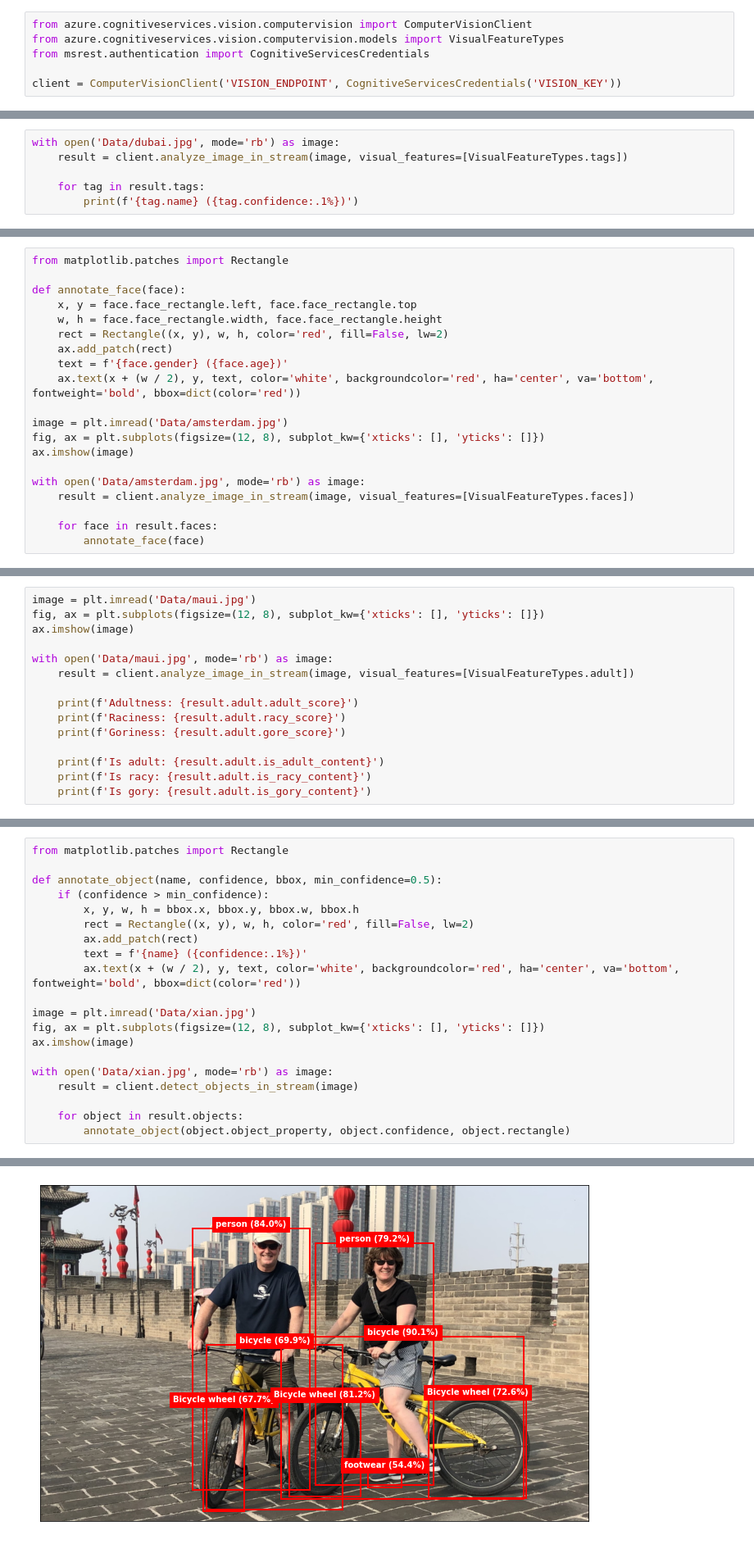
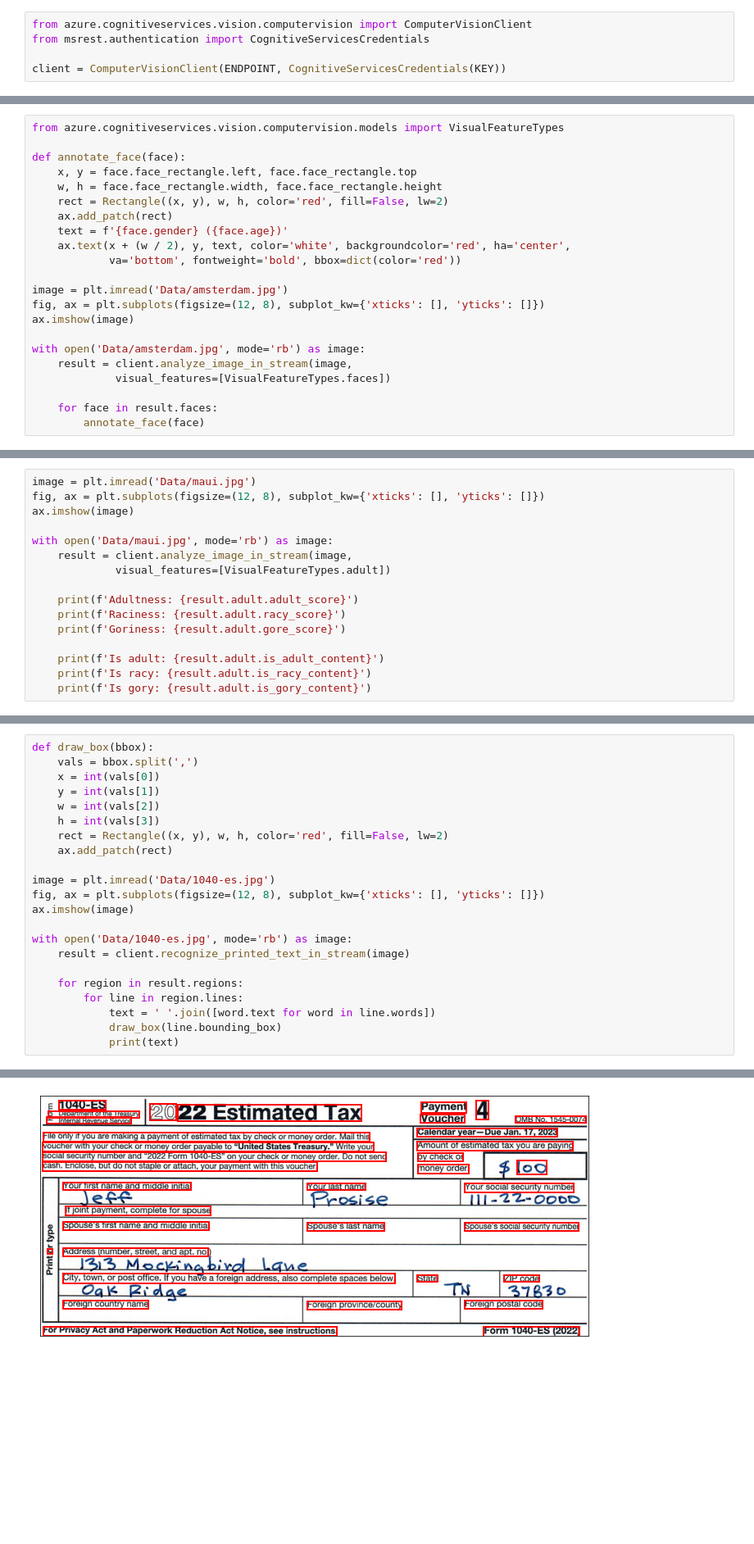
Before and after one commit to jeffprosise/Applied-Machine-Learning, a Jupyter notebook: Chapter 14/Computer Vision Service.ipynb, the cells around one changed output, grey strips where cells are left out. Shown at 82% size. Drawn from its saved outputs; the diff is of its cells as text; blank space fills up the shorter version.

```diff
--- a/Chapter 14/Computer Vision Service.ipynb
+++ b/Chapter 14/Computer Vision Service.ipynb
@@ -3,6 +5,5 @@
 # %%
 from azure.cognitiveservices.vision.computervision import ComputerVisionClient
-from azure.cognitiveservices.vision.computervision.models import VisualFeatureTypes
 from msrest.authentication import CognitiveServicesCredentials
 
-client = ComputerVisionClient('VISION_ENDPOINT', CognitiveServicesCredentials('VISION_KEY'))
+client = ComputerVisionClient(ENDPOINT, CognitiveServicesCredentials(KEY))
@@ -36,6 +27,0 @@ dune
-# %%
-with open('Data/dubai.jpg', mode='rb') as image:
-    result = client.analyze_image_in_stream(image, visual_features=[VisualFeatureTypes.tags])
-
-    for tag in result.tags:
-        print(f'{tag.name} ({tag.confidence:.1%})')
@@ -82,5 +80,5 @@ ground (77.5%)
 # %%
-from matplotlib.patches import Rectangle
+from azure.cognitiveservices.vision.computervision.models import VisualFeatureTypes
 
 def annotate_face(face):
     x, y = face.face_rectangle.left, face.face_rectangle.top
@@ -88,14 +86,16 @@ def annotate_face(face):
     rect = Rectangle((x, y), w, h, color='red', fill=False, lw=2)
     ax.add_patch(rect)
     text = f'{face.gender} ({face.age})'
-    ax.text(x + (w / 2), y, text, color='white', backgroundcolor='red', ha='center', va='bottom', fontweight='bold', bbox=dict(color='red'))
+    ax.text(x + (w / 2), y, text, color='white', backgroundcolor='red', ha='center',
+            va='bottom', fontweight='bold', bbox=dict(color='red'))
 
 image = plt.imread('Data/amsterdam.jpg')
 fig, ax = plt.subplots(figsize=(12, 8), subplot_kw={'xticks': [], 'yticks': []})
 ax.imshow(image)
 
 with open('Data/amsterdam.jpg', mode='rb') as image:
-    result = client.analyze_image_in_stream(image, visual_features=[VisualFeatureTypes.faces])
+    result = client.analyze_image_in_stream(image,
+             visual_features=[VisualFeatureTypes.faces])
 
     for face in result.faces:
         annotate_face(face)
@@ -107,7 +109,8 @@ fig, ax = plt.subplots(figsize=(12, 8), subplot_kw={'xticks': [], 'yticks': []})
 ax.imshow(image)
 
 with open('Data/maui.jpg', mode='rb') as image:
-    result = client.analyze_image_in_stream(image, visual_features=[VisualFeatureTypes.adult])
+    result = client.analyze_image_in_stream(image,
+             visual_features=[VisualFeatureTypes.adult])
 
     print(f'Adultness: {result.adult.adult_score}')
     print(f'Raciness: {result.adult.racy_score}')
@@ -127,21 +134,23 @@ Is gory: False
 # %%
-from matplotlib.patches import Rectangle
+def draw_box(bbox):
+    vals = bbox.split(',')
+    x = int(vals[0])
+    y = int(vals[1])
+    w = int(vals[2])
+    h = int(vals[3])
+    rect = Rectangle((x, y), w, h, color='red', fill=False, lw=2)
+    ax.add_patch(rect)
 
-def annotate_object(name, confidence, bbox, min_confidence=0.5):
-    if (confidence > min_confidence):
-        x, y, w, h = bbox.x, bbox.y, bbox.w, bbox.h
-        rect = Rectangle((x, y), w, h, color='red', fill=False, lw=2)
-        ax.add_patch(rect)
-        text = f'{name} ({confidence:.1%})'
-        ax.text(x + (w / 2), y, text, color='white', backgroundcolor='red', ha='center', va='bottom', fontweight='bold', bbox=dict(color='red'))
-
-image = plt.imread('Data/xian.jpg')
+image = plt.imread('Data/1040-es.jpg')
 fig, ax = plt.subplots(figsize=(12, 8), subplot_kw={'xticks': [], 'yticks': []})
 ax.imshow(image)
 
-with open('Data/xian.jpg', mode='rb') as image:
-    result = client.detect_objects_in_stream(image)
+with open('Data/1040-es.jpg', mode='rb') as image:
+    result = client.recognize_printed_text_in_stream(image)
 
-    for object in result.objects:
-        annotate_object(object.object_property, object.confidence, object.rectangle)
+    for region in result.regions:
+        for line in region.lines:
+            text = ' '.join([word.text for word in line.words])
+            draw_box(line.bounding_box)
+            print(text)
 # %% [output]
@@ -148 +174 @@ with open('Data/xian.jpg', mode='rb') as image:
-[figure, old version]
+[figure, new version]
```
Also changed, not shown: parts of 19 cells of this notebook, 2 other files.
